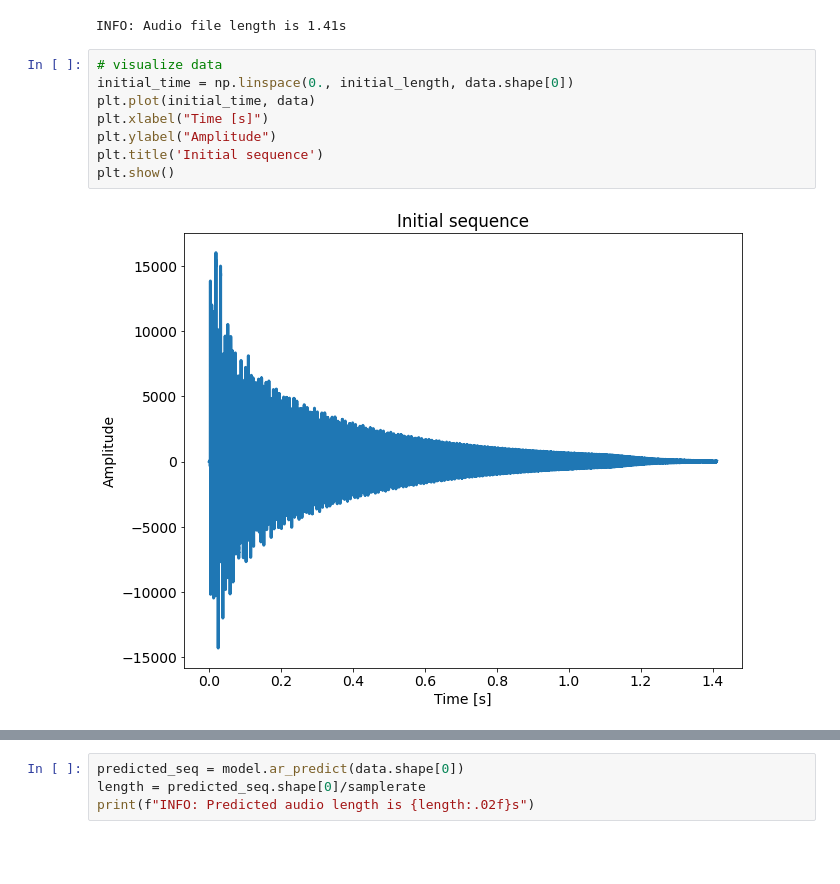
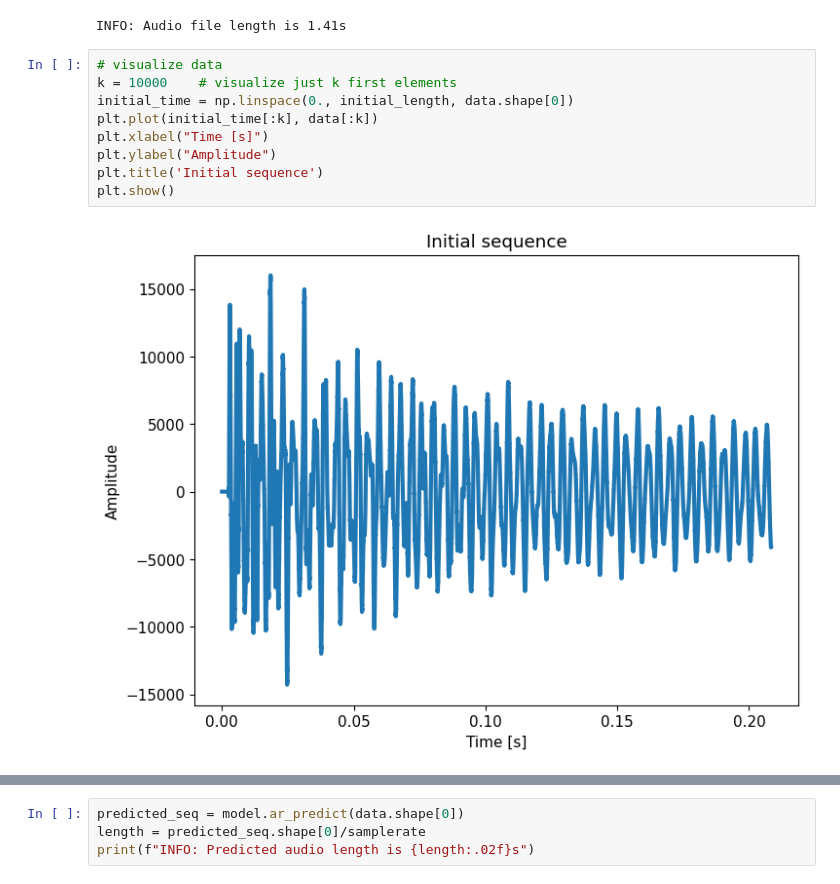
Before and after one commit to aleskucera/OPT-Assignments, a Jupyter notebook: 02_ar_model/code/ar_model.ipynb, the cells around one changed output, grey strips where cells are left out. Cells and saved outputs as stored; diff of their text form; blank space fills up the shorter version.

```diff
--- a/02_ar_model/code/ar_model.ipynb
+++ b/02_ar_model/code/ar_model.ipynb
@@ -24,14 +27,15 @@ print(f"INFO: Audio file length is {initial_length:.02f}s")
 INFO: Audio file length is 1.41s
 # %%
 # visualize data
+k = 10000    # visualize just k first elements
 initial_time = np.linspace(0., initial_length, data.shape[0])
-plt.plot(initial_time, data)
+plt.plot(initial_time[:k], data[:k])
 plt.xlabel("Time [s]")
 plt.ylabel("Amplitude")
 plt.title('Initial sequence')
 plt.show()
 # %% [output]
-[figure, old version]
+[figure, new version]
 # %%
 model = AutoregressiveModel(data, 300)
 # %% [output]
```
Also changed, not shown: parts of 4 cells of this notebook, 24 other files.
